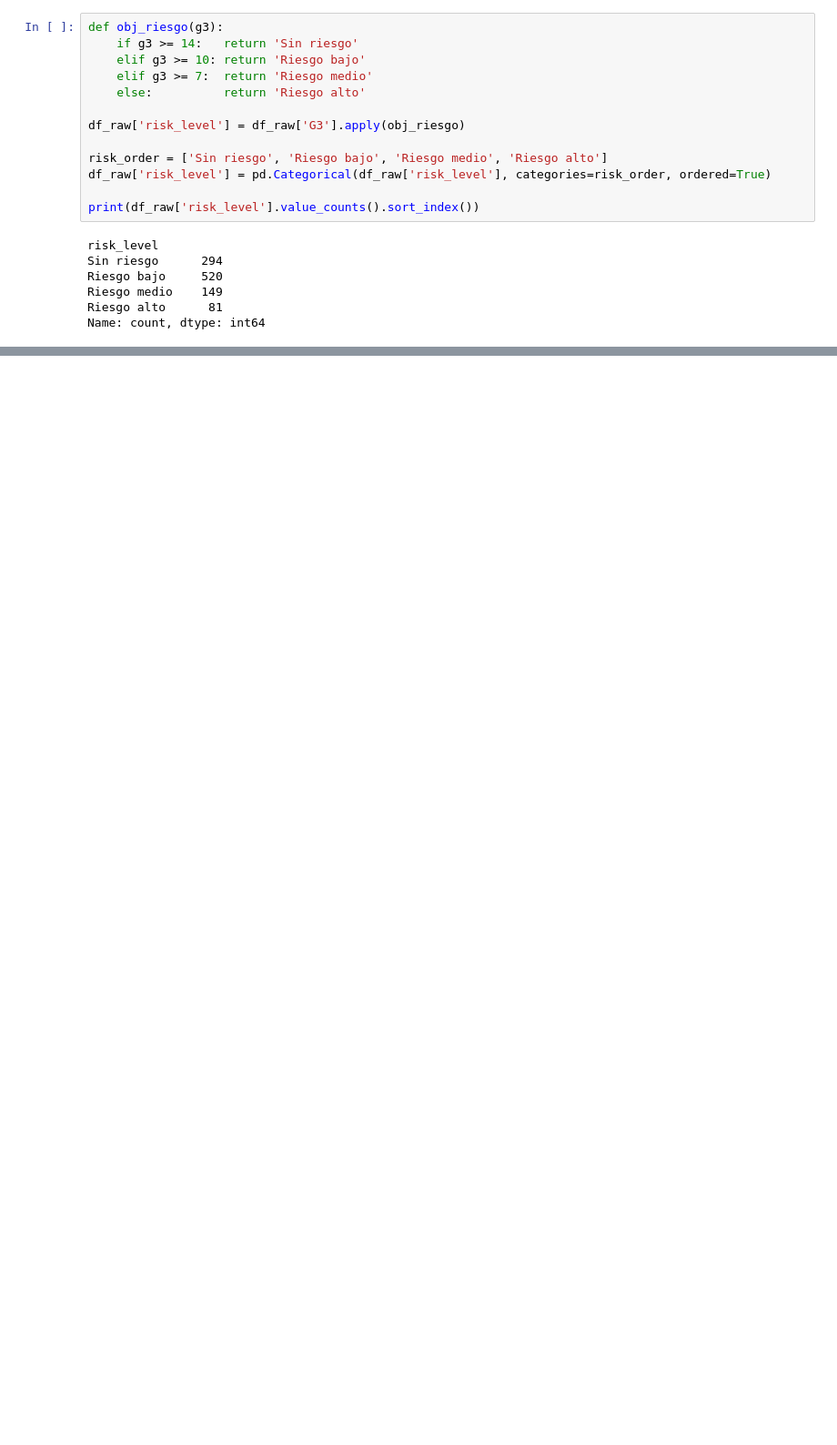
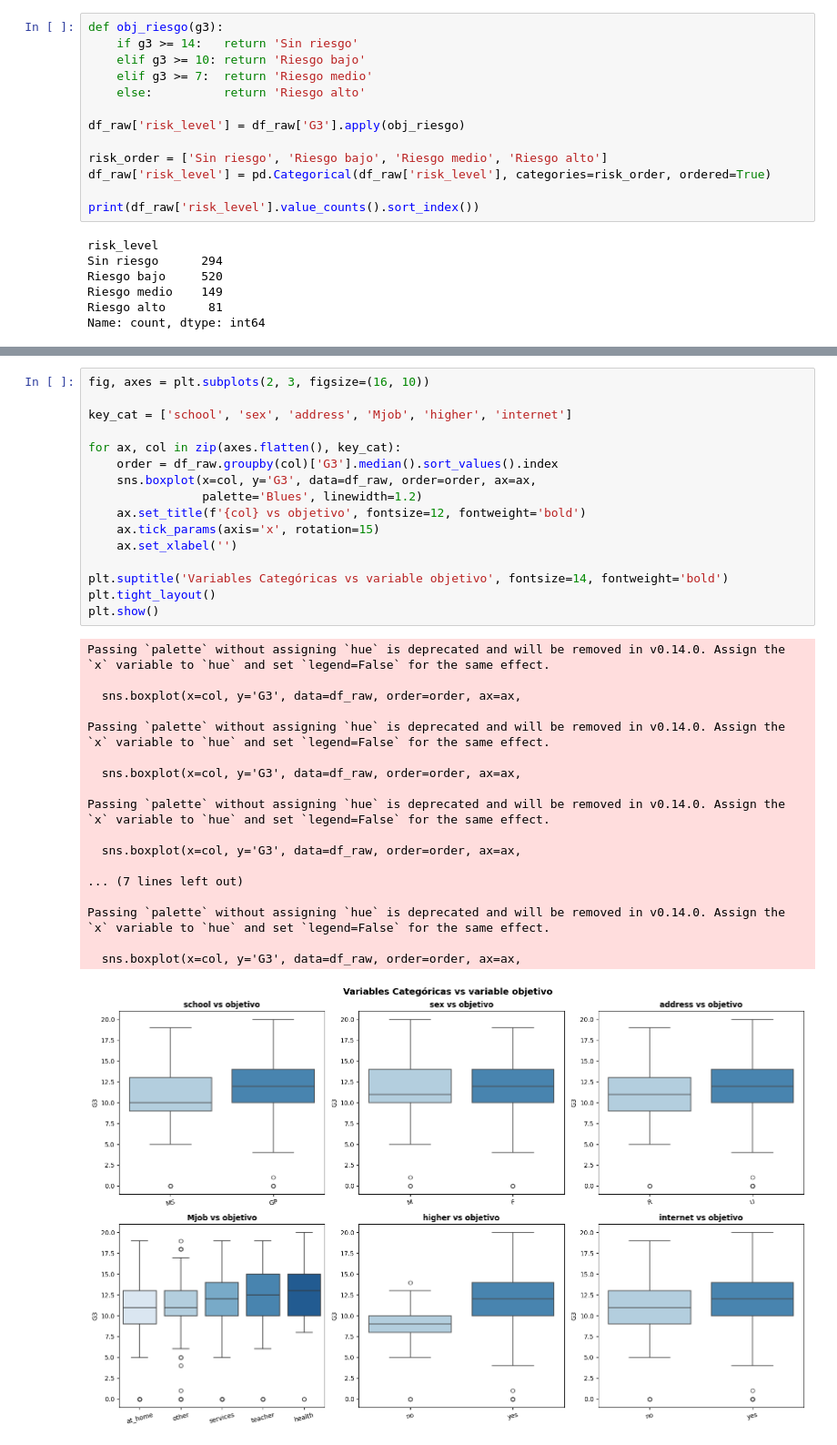
Before and after one commit to Isaakkko/Prediccion-rendimiento-academico, a Jupyter notebook: EDA/EDA.ipynb, the cells around one changed output, grey strips where cells are left out. Shown at 91% size. Saved outputs shown, nothing was run; the diff lists cells and outputs as text; blank space fills up the shorter version.

```diff
--- a/EDA/EDA.ipynb
+++ b/EDA/EDA.ipynb
@@ -121,0 +222,35 @@ Name: count, dtype: int64
+# %%
+fig, axes = plt.subplots(2, 3, figsize=(16, 10))
+
+key_cat = ['school', 'sex', 'address', 'Mjob', 'higher', 'internet']
+
+for ax, col in zip(axes.flatten(), key_cat):
+    order = df_raw.groupby(col)['G3'].median().sort_values().index
+    sns.boxplot(x=col, y='G3', data=df_raw, order=order, ax=ax,
+                palette='Blues', linewidth=1.2)
+    ax.set_title(f'{col} vs objetivo', fontsize=12, fontweight='bold')
+    ax.tick_params(axis='x', rotation=15)
+    ax.set_xlabel('')
+
+plt.suptitle('Variables Categóricas vs variable objetivo', fontsize=14, fontweight='bold')
+plt.tight_layout()
+plt.show()
+# %% [output]
+Passing `palette` without assigning `hue` is deprecated and will be removed in v0.14.0. Assign the `x` variable to `hue` and set `legend=False` for the same effect.
+
+  sns.boxplot(x=col, y='G3', data=df_raw, order=order, ax=ax,
+
+Passing `palette` without assigning `hue` is deprecated and will be removed in v0.14.0. Assign the `x` variable to `hue` and set `legend=False` for the same effect.
+
+  sns.boxplot(x=col, y='G3', data=df_raw, order=order, ax=ax,
+
+Passing `palette` without assigning `hue` is deprecated and will be removed in v0.14.0. Assign the `x` variable to `hue` and set `legend=False` for the same effect.
+
+  sns.boxplot(x=col, y='G3', data=df_raw, order=order, ax=ax,
+
+... (7 lines left out)
+
+Passing `palette` without assigning `hue` is deprecated and will be removed in v0.14.0. Assign the `x` variable to `hue` and set `legend=False` for the same effect.
+
+  sns.boxplot(x=col, y='G3', data=df_raw, order=order, ax=ax,
+[figure, added]
```
Also changed, not shown: parts of 19 cells of this notebook.
